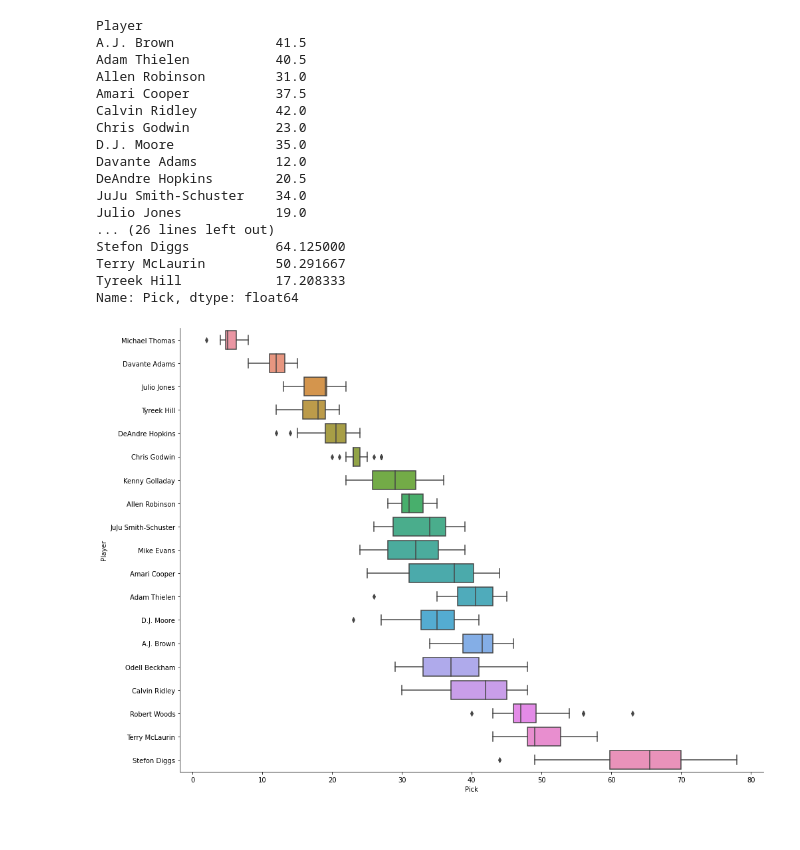
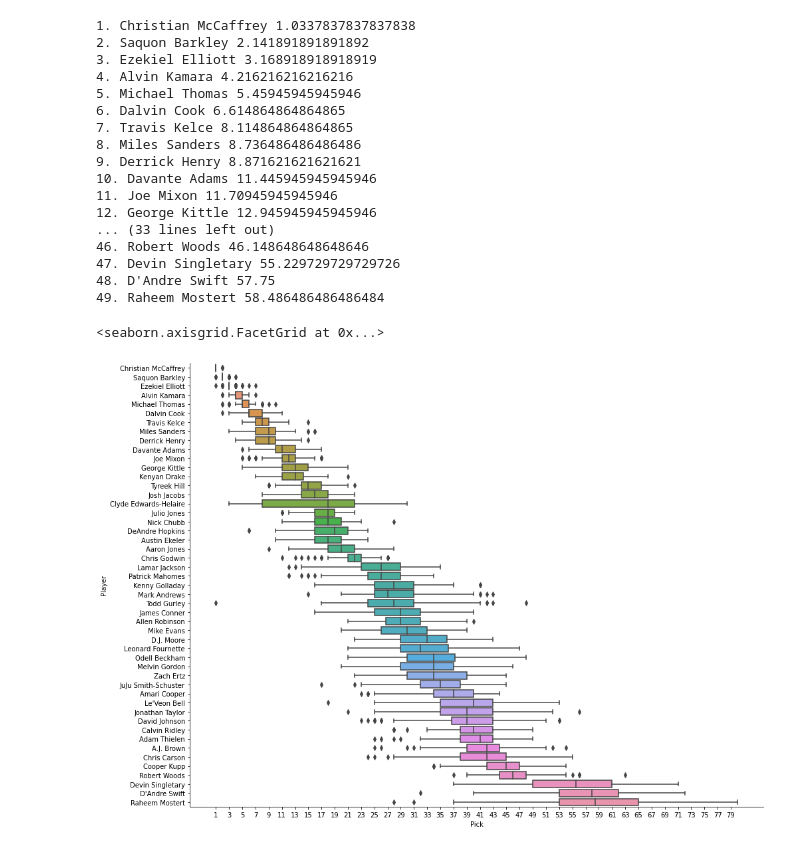
Before and after one commit to mautomic/ffpc-draft-analytics, a Jupyter notebook: draft_analytics_viz.ipynb, the cells around one changed output. Drawn from its saved outputs; the diff is of its cells as text; code cells hidden in the pictures.

Commit message:
sort player dictionary by adp for better boxplots

```diff
--- a/draft_analytics_viz.ipynb
+++ b/draft_analytics_viz.ipynb
@@ -50,7 +50,7 @@ player_adp = {}
 
 for draft in drafts:
     for pick in draft:
-        if (pick[4] == 'WR'):
+        if (pick[4] != 'K'):
             player = pick[3]
             if player in player_adp:
                 player_pick_nums = player_adp[player]
@@ -63,10 +63,11 @@ df = pd.DataFrame()
 df['Player'] = []
 df['Pick'] = []
 
-all_players = player_adp.keys()
-count = 20
+players_sorted_adp = {}
+
+count = 50
 skip = 0
-for player in all_players:
+for player in player_adp.keys():
     count = count - 1
     skip = skip + 1
     if skip < 0:
@@ -75,33 +76,42 @@ for player in all_players:
         break
     player_picks = player_adp[player]
     player_picks = [int(x) for x in player_picks]
+    avg_adp = sum(player_picks)/len(player_picks)
+    players_sorted_adp[avg_adp] = player
+
+all_adps_sorted = sorted(players_sorted_adp.keys())
+
+rank = 1
+for adp in all_adps_sorted:
+    player = players_sorted_adp[adp]
+    player_picks = player_adp[player]
+    print(str(rank) + ". " + player + " " + str(adp))
+    rank = rank + 1
+    player_picks = [int(x) for x in player_picks]
     for pick in player_picks:
         df = df.append({'Player' : player, 'Pick' : pick}, ignore_index = True)
-
-medians = df.groupby(['Player'])['Pick'].median()
-print(medians)
-means = df.groupby(['Player'])['Pick'].mean()
-print(means)
 # %% [output]
-Player
-A.J. Brown             41.5
-Adam Thielen           40.5
-Allen Robinson         31.0
-Amari Cooper           37.5
-Calvin Ridley          42.0
-Chris Godwin           23.0
-D.J. Moore             35.0
-Davante Adams          12.0
-DeAndre Hopkins        20.5
-JuJu Smith-Schuster    34.0
-Julio Jones            19.0
-... (26 lines left out)
-Stefon Diggs           64.125000
-Terry McLaurin         50.291667
-Tyreek Hill            17.208333
-Name: Pick, dtype: float64
+1. Christian McCaffrey 1.0337837837837838
+2. Saquon Barkley 2.141891891891892
+3. Ezekiel Elliott 3.168918918918919
+4. Alvin Kamara 4.216216216216216
+5. Michael Thomas 5.45945945945946
+6. Dalvin Cook 6.614864864864865
+7. Travis Kelce 8.114864864864865
+8. Miles Sanders 8.736486486486486
+9. Derrick Henry 8.871621621621621
+10. Davante Adams 11.445945945945946
+11. Joe Mixon 11.70945945945946
+12. George Kittle 12.945945945945946
+... (33 lines left out)
+46. Robert Woods 46.148648648648646
+47. Devin Singletary 55.229729729729726
+48. D'Andre Swift 57.75
+49. Raheem Mostert 58.486486486486484
 # %%
-sns.catplot(x="Pick", y="Player", kind="box", data=df, orient='h', height=10, aspect=11.7/8.27);
+boxplot = sns.catplot(x="Pick", y="Player", kind="box", data=df, orient='h', height=10, aspect=11.7/8.27);
+boxplot.set(xticks=[i for i in range(int(min(df['Pick'])), int(max(df['Pick'])) + 1, 2)])
 # %% [output]
+<seaborn.axisgrid.FacetGrid at 0x...>
-[figure, old version]
+[figure, new version]
 # %%
```
Also changed, not shown: parts of 2 cells of this notebook.
